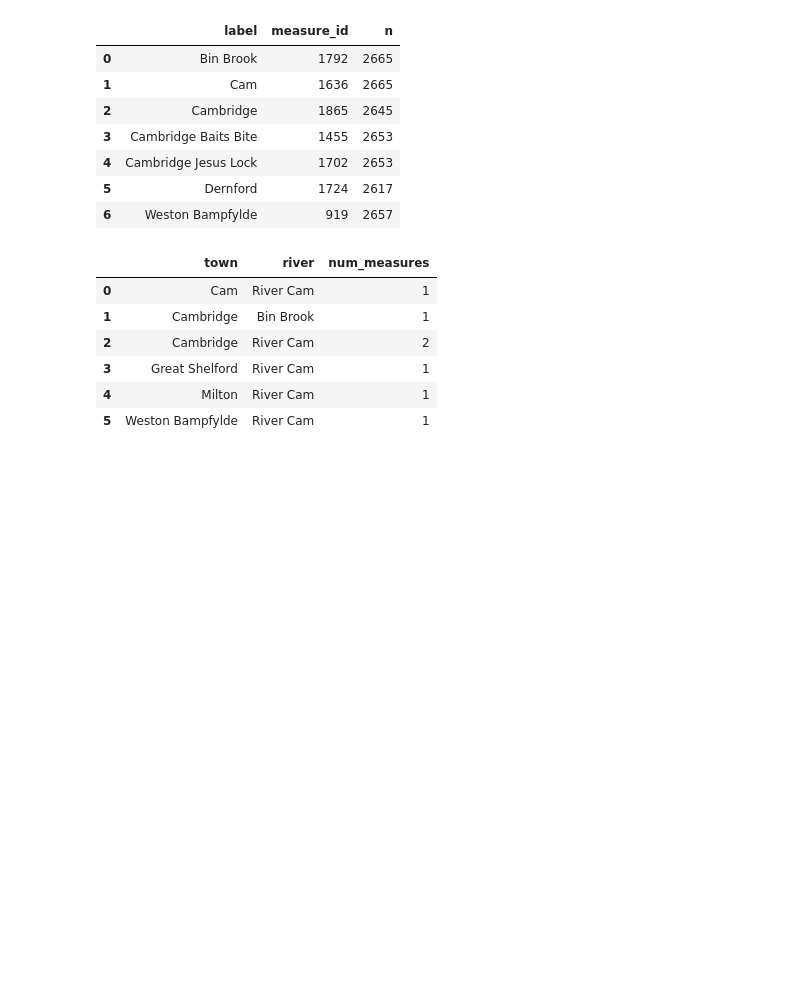
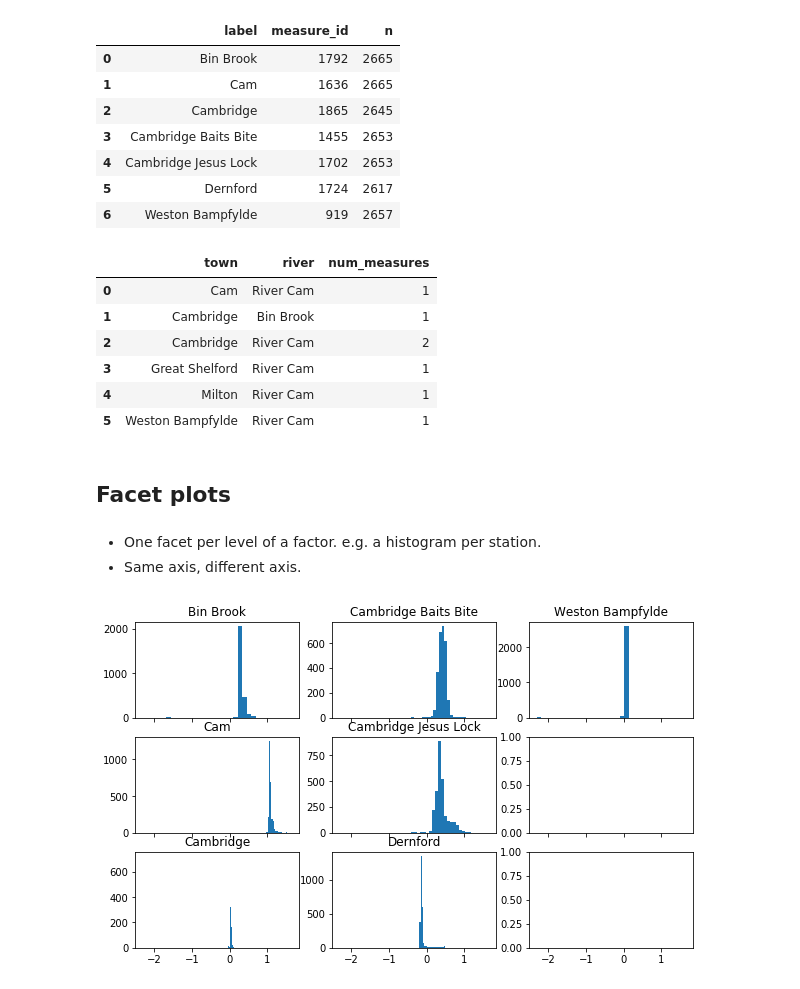
Before and after one commit to damonjw/scicomp, a Jupyter notebook: 3. Working with data.ipynb, the cells around one changed output. Drawn from its saved outputs; the diff is of its cells as text; code cells hidden in the pictures; blank space fills up the shorter version.

```diff
--- a/3. Working with data.ipynb
+++ b/3. Working with data.ipynb
@@ -152,4 +225,5 @@ id
 # %%
-df['measure_id'] = df['measure_id'].astype(str)
-summarize(df['measure_id'])
+flood2 = flood.copy()
+flood2['measure_id'] = flood2['measure_id'].astype(str)
+summary(flood2['measure_id'])
 # %% [output]
@@ -208,6 +264,6 @@ with tempfile.NamedTemporaryFile(delete=False, suffix='.html') as f:
 # %% [markdown]
 ### Cuts
 # %%
-x = (df['value'] - df['low']) / (df['high'] - df['low'])
-summarize(x)
+x = (flood['value'] - flood['low']) / (flood['high'] - flood['low'])
+summary(x)
 # %% [output]
@@ -259,6 +333,7 @@ def crosstab(df, cols, countlabel='n'):
     x = np.rec.fromarrays([df[col] for col in cols], names=cols)
     vs, ns = np.unique(x, return_counts=True)
     x = OrderedDict((k,vs[k]) for k in vs.dtype.names)
-    x[countlabel] = ns
+    if countlabel is not None:
+        x[countlabel] = ns
     return x
 # %%
@@ -274,7 +349,7 @@ pandas.DataFrame(crosstab(df, ['label','measure_id']))
 | 6 | Weston Bampfylde | 919 | 2657 |
 # %%
 # Question. Is there one label/measure_id per town:river?
-x = crosstab(df, ['town','river','measure_id'])
+x = crosstab(flood, ['town','river','measure_id'])
 y = crosstab(x, ['town','river'], countlabel='num_measures')
 pandas.DataFrame(y)
 # %% [output]
@@ -285,3 +360,22 @@ pandas.DataFrame(y)
 | 3 | Great Shelford | River Cam | 1 |
 | 4 | Milton | River Cam | 1 |
 | 5 | Weston Bampfylde | River Cam | 1 |
+# %% [markdown]
+## Facet plots
+# %% [markdown]
+* One facet per level of a factor.
+e.g. a histogram per station.
+* Same axis, different axis.
+# %%
+norm_value = (flood['value'] - flood['low']) / (flood['high'] - flood['low'])
+
+with matplotlib.rc_context({'figure.figsize': [10,6]}):
+    fig, axes = plt.subplots(ncols=3, nrows=3, sharex=True)
+    for i,lbl in enumerate(np.unique(flood['label'])):
+        ax = axes[i % len(axes), i // len(axes)]
+        x = norm_value[flood['label'] == lbl]
+        x = x[~np.isnan(x)]
+        ax.hist(x, bins=20)
+        ax.set_title(lbl)
+# %% [output]
+[figure, added]
```
Also changed, not shown: parts of 32 cells of this notebook, 1 other file.
